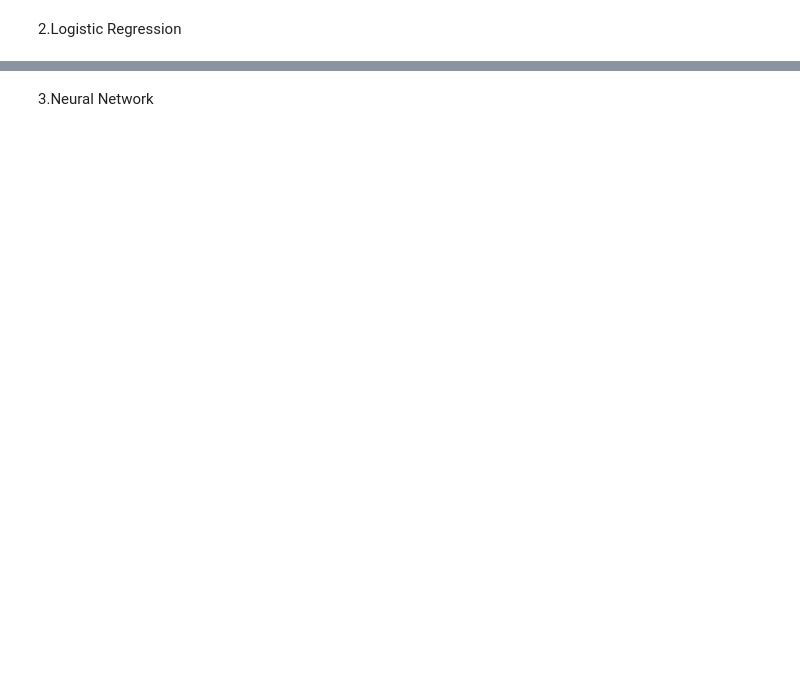
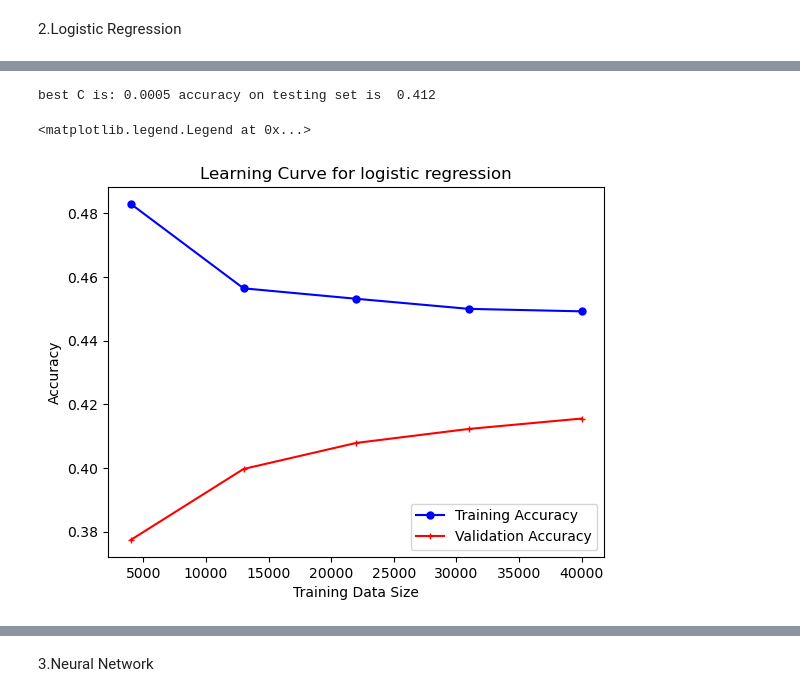
Before and after one commit to atran10TF/CS178Project, a Jupyter notebook: Project.ipynb, the cells around one changed output, grey strips where cells are left out. Drawn from its saved outputs; the diff is of its cells as text; code cells hidden in the pictures; blank space fills up the shorter version.

```diff
--- a/Project.ipynb
+++ b/Project.ipynb
@@ -242,0 +232,41 @@ roc_auc_score: 0.72131
+# %%
+#logistic regression
+val_error_list = []
+te_error_list = []
+tr_error_list = []
+max_accuracy_index = 0
+max_accuracy = 0
+best_C_test_accuracy = 0
+i = 0
+#different hyper parameters
+C_list = [0.00001,0.00005,0.0001,0.0005,0.001,0.005,0.01,0.05,0.1,0.5,1,5,10,50,100]
+for c in C_list:
+    lr = LogisticRegression(penalty = 'l2',C= c,random_state=seed).fit(X_tr,y_tr)
+    # Accuracy/error
+    val_accuracy = lr.score(X_val,y_val)
+    val_error = 1 - val_accuracy
+    te_accuracy = lr.score(X_te,y_te)
+    te_error = 1-te_accuracy
+    tr_accuracy = lr.score(X_tr,y_tr)
+    tr_error = 1-tr_accuracy
+
+    val_error_list.append(val_error)
+    te_error_list.append(te_error)
+    tr_error_list.append(tr_error)
+    #determine the best C's index
+    if i == 0:
+        max_accuracy = val_accuracy
+        best_C_test_accuracy = te_accuracy
+    else:
+        if(max_accuracy<val_accuracy):
+            max_accuracy = val_accuracy
+            max_accuracy_index = i
+            best_C_test_accuracy = te_accuracy
+    i+=1
+#end for
+
+best_C= C_list[max_accuracy_index]
+print("best C is:", best_C,"accuracy on testing set is ", best_C_test_accuracy)
+# best C is: 0.0005 accuracy on testing set is  0.412
+# %% [output]
+best C is: 0.0005 accuracy on testing set is  0.412
@@ -242,0 +275,15 @@ roc_auc_score: 0.72131
+# %%
+fig, axes = plt.subplots()
+#Learning Curve
+train_sizes, train_scores, test_scores = learning_curve(estimator=lr, X=X_tr_lc, y=y_tr_lc,n_jobs=1)
+train_mean = np.mean(train_scores, axis=1)
+test_mean = np.mean(test_scores, axis=1)
+axes.plot(train_sizes, train_mean, color='blue', marker='o', markersize=5, label='Training Accuracy')
+axes.plot(train_sizes, test_mean, color='red', marker='+', markersize=5, label='Validation Accuracy')
+axes.set_title('Learning Curve for logistic regression')
+axes.set_xlabel('Training Data Size')
+axes.set_ylabel('Accuracy')
+axes.legend(loc='lower right')
+# %% [output]
+<matplotlib.legend.Legend at 0x...>
+[figure, added]
```
Also changed, not shown: parts of 18 cells of this notebook.
